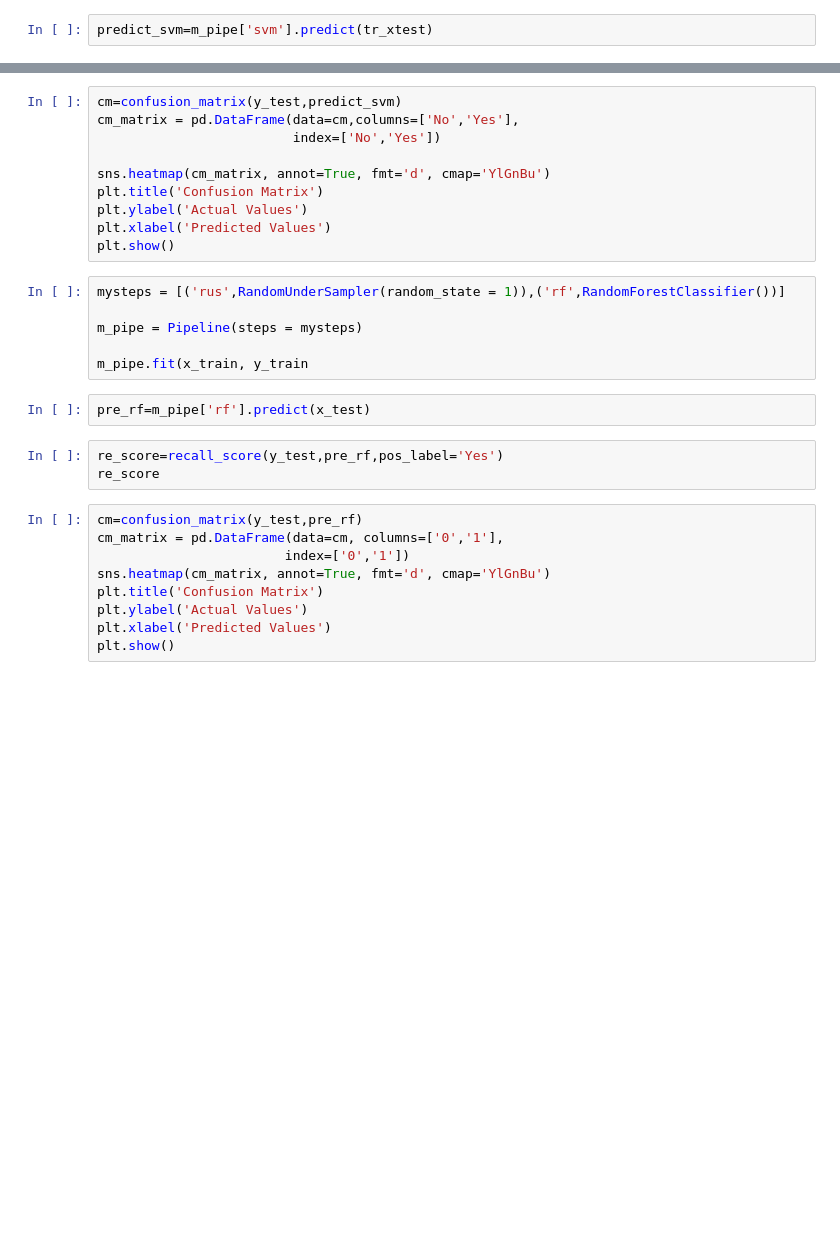
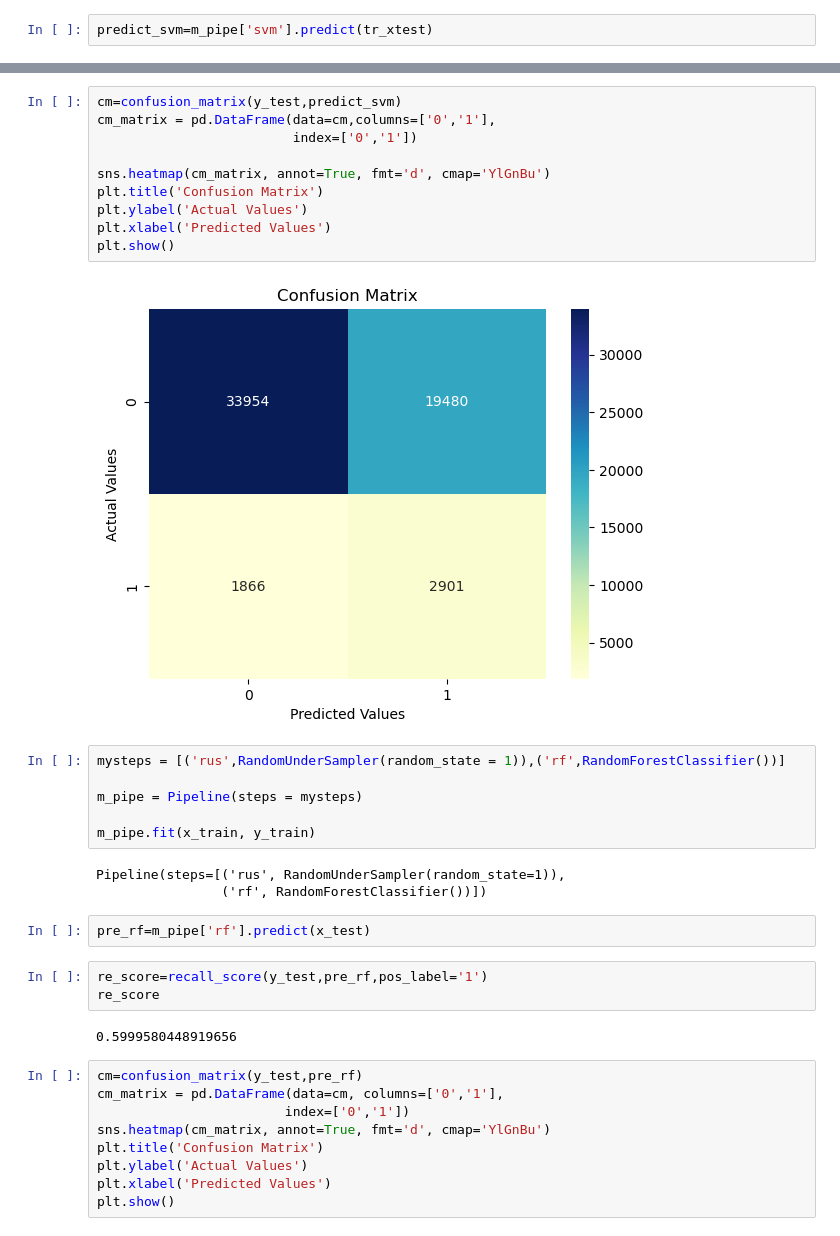
Before and after one commit to chrisgeorgej111/Financial-risk-detection, a Jupyter notebook: financial risk.ipynb, the cells around one changed output, grey strips where cells are left out. Cells and saved outputs as stored; diff of their text form; blank space fills up the shorter version.

```diff
--- a/financial risk.ipynb
+++ b/financial risk.ipynb
@@ -581,24 +587,31 @@ recall_score(y_test,predict_svm,pos_label='1')
 # %%
 cm=confusion_matrix(y_test,predict_svm)
-cm_matrix = pd.DataFrame(data=cm,columns=['No','Yes'],
-                         index=['No','Yes'])
+cm_matrix = pd.DataFrame(data=cm,columns=['0','1'],
+                         index=['0','1'])
 
 sns.heatmap(cm_matrix, annot=True, fmt='d', cmap='YlGnBu')
 plt.title('Confusion Matrix')
 plt.ylabel('Actual Values')
 plt.xlabel('Predicted Values')
 plt.show()
+# %% [output]
+[figure, added]
 # %%
 mysteps = [('rus',RandomUnderSampler(random_state = 1)),('rf',RandomForestClassifier())]
 
 m_pipe = Pipeline(steps = mysteps)
 
-m_pipe.fit(x_train, y_train
+m_pipe.fit(x_train, y_train)
+# %% [output]
+Pipeline(steps=[('rus', RandomUnderSampler(random_state=1)),
+                ('rf', RandomForestClassifier())])
 # %%
 pre_rf=m_pipe['rf'].predict(x_test)
 # %%
-re_score=recall_score(y_test,pre_rf,pos_label='Yes')
+re_score=recall_score(y_test,pre_rf,pos_label='1')
 re_score
+# %% [output]
+0.5999580448919656
 # %%
 cm=confusion_matrix(y_test,pre_rf)
 cm_matrix = pd.DataFrame(data=cm, columns=['0','1'],
```
Also changed, not shown: parts of 11 cells of this notebook.
